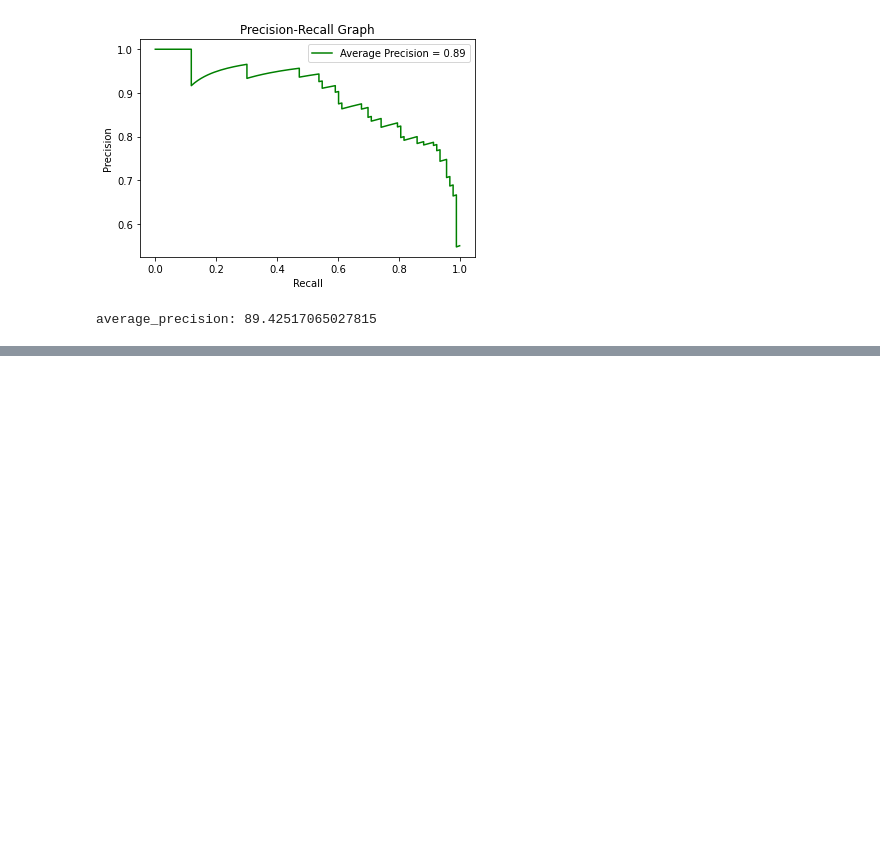
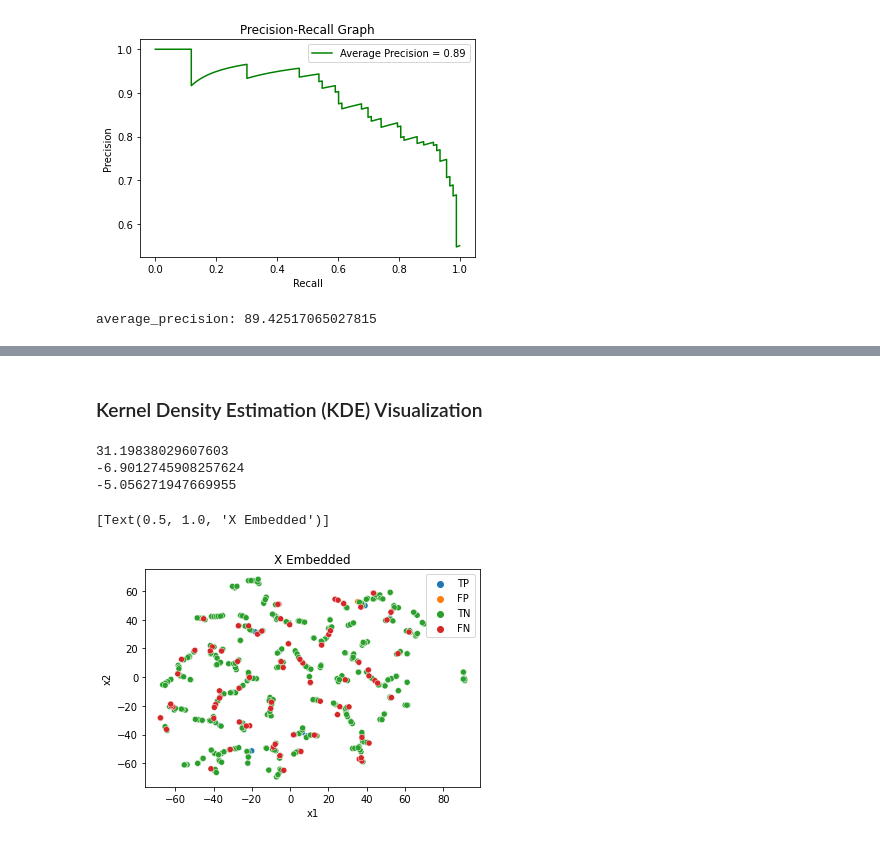
Before and after one commit to mlvlab/AnomalyDetection_tutorial, a Jupyter notebook: AnomalyDetection_tutorial.ipynb, the cells around one changed output, grey strips where cells are left out. Cells and saved outputs as stored; diff of their text form; code cells hidden in the pictures; blank space fills up the shorter version.

```diff
--- a/AnomalyDetection_tutorial.ipynb
+++ b/AnomalyDetection_tutorial.ipynb
@@ -254,13 +254,13 @@ band_width = 0.1
 KDE = KernelDensity(kernel='gaussian', bandwidth=band_width)
 
 KDE.fit(X_train)
-y_test_score = -KDE.score_samples(X_test)
+y_test_score_kde = -KDE.score_samples(X_test)
 
 # Precision and recall curve
-precision, recall, _ = precision_recall_curve(y_test, y_test_score, pos_label=1)
+precision, recall, _ = precision_recall_curve(y_test, y_test_score_kde, pos_label=1)
 
 # Calculate average precision
-average_precision = average_precision_score(y_test, y_test_score, pos_label=1, average = 'samples')
+average_precision = average_precision_score(y_test, y_test_score_kde, pos_label=1, average = 'samples')
 
 # For Visualization
 plt.title("Precision-Recall Graph")
@@ -328,0 +372,28 @@ average_precision: 89.42517065027815
+# %% [markdown]
+### Kernel Density Estimation (KDE) Visualization
+# %%
+print(y_test_score_kde.max())
+print(y_test_score_kde.min())
+print(y_test_score_kde.mean())
+
+# Anomaly Threshold
+anomaly_theresold = 0.6
+
+y_TP = y_test.iloc[y_test_score_kde>=anomaly_theresold].loc[y_test[0]==1].replace(1, 'TP')
+y_FP = y_test.iloc[y_test_score_kde>=anomaly_theresold].loc[y_test[0]==0].replace(0, 'FP')
+y_TN = y_test.iloc[y_test_score_kde<anomaly_theresold].loc[y_test[0]==0].replace(0, 'TN')
+y_FN = y_test.iloc[y_test_score_kde<anomaly_theresold].loc[y_test[0]==1].replace(1, 'FN')
+
+predictions = np.concatenate((y_TP, y_FP, y_TN, y_FN),0)
+
+X_test_emb_with_y=np.concatenate((X_test_embedded,predictions),1)
+
+df_vis = pd.DataFrame(X_test_emb_with_y,columns=['x1', 'x2', 'y'])
+
+sns.scatterplot(x="x1", y="x2", hue=df_vis.y.tolist(), data=df_vis).set(title="X Embedded")
+# %% [output]
+31.19838029607603
+-6.9012745908257624
+-5.056271947669955
+[Text(0.5, 1.0, 'X Embedded')]
+[figure, added]
```
Also changed, not shown: parts of 13 cells of this notebook.
